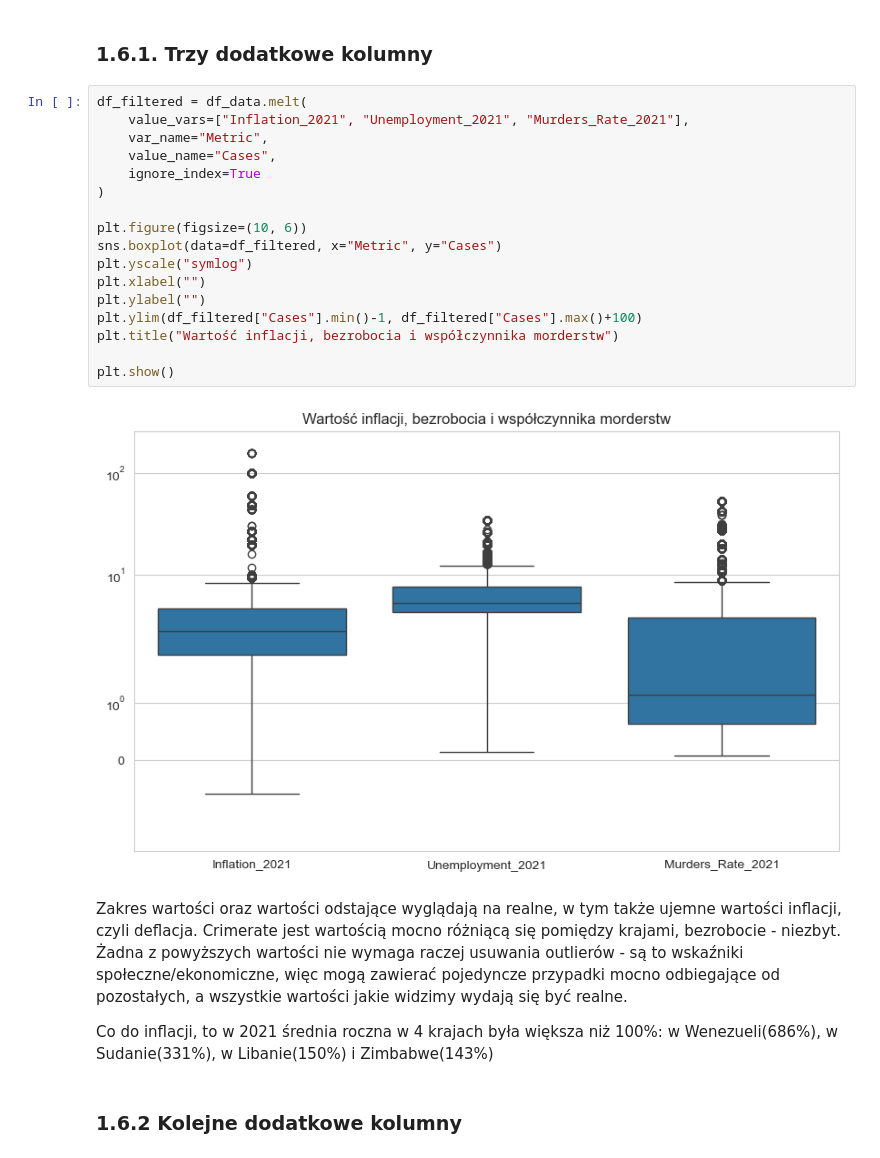
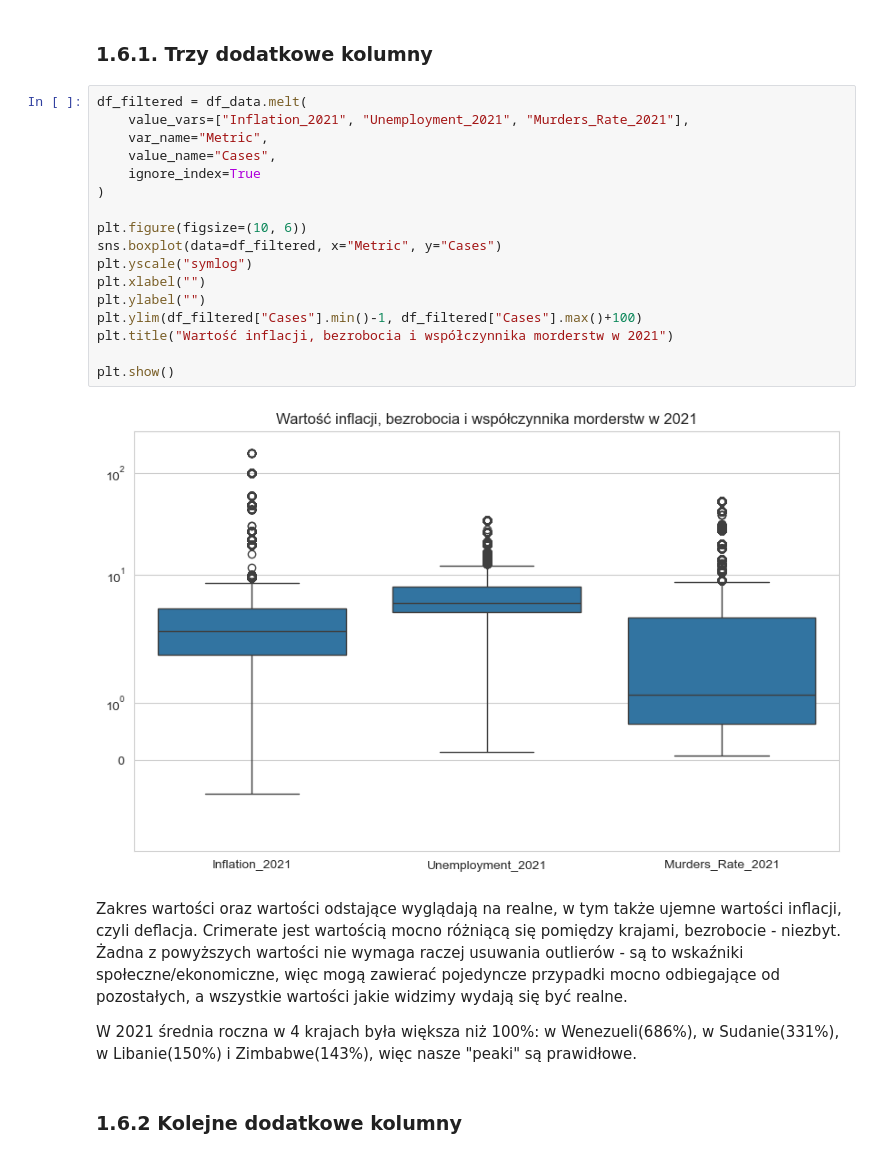
Before and after one commit to AbsZeroO/big-data, a Jupyter notebook: Poziom_2/Poziom2.ipynb, the cells around one changed output. Cells and saved outputs as stored; diff of their text form.

```diff
--- a/Poziom_2/Poziom2.ipynb
+++ b/Poziom_2/Poziom2.ipynb
@@ -96,28 +79,28 @@ Wygląda realistycznie - największe PKB świata - w bilionach (10^13) ma USA, a
 # %%
 df_filtered = df_data.melt(
     value_vars=["Inflation_2021", "Unemployment_2021", "Murders_Rate_2021"],
     var_name="Metric",
     value_name="Cases",
     ignore_index=True
 )
 
 plt.figure(figsize=(10, 6))
 sns.boxplot(data=df_filtered, x="Metric", y="Cases")
 plt.yscale("symlog")
 plt.xlabel("")
 plt.ylabel("")
 plt.ylim(df_filtered["Cases"].min()-1, df_filtered["Cases"].max()+100)
-plt.title("Wartość inflacji, bezrobocia i współczynnika morderstw")
+plt.title("Wartość inflacji, bezrobocia i współczynnika morderstw w 2021")
 
 plt.show()
 # %% [output]
-[figure, old version]
+[figure, new version]
 # %% [markdown]
 Zakres wartości oraz wartości odstające wyglądają na realne, w tym także ujemne wartości inflacji, czyli deflacja.
 Crimerate jest wartością mocno różniącą się pomiędzy krajami, bezrobocie - niezbyt.
 Żadna z powyższych wartości nie wymaga raczej usuwania outlierów - są to wskaźniki społeczne/ekonomiczne, więc mogą zawierać pojedyncze przypadki mocno odbiegające od pozostałych, a wszystkie wartości jakie widzimy wydają się być realne.
 
-Co do inflacji, to w 2021 średnia roczna w 4 krajach była większa niż 100%: w Wenezueli(686%), w Sudanie(331%), w Libanie(150%) i Zimbabwe(143%)
+W 2021 średnia roczna w 4 krajach była większa niż 100%: w Wenezueli(686%), w Sudanie(331%), w Libanie(150%) i Zimbabwe(143%), więc nasze "peaki" są prawidłowe.
 # %% [markdown]
 ### 1.6.2 Kolejne dodatkowe kolumny
 # %%
```
Also changed, not shown: parts of 27 cells of this notebook.
